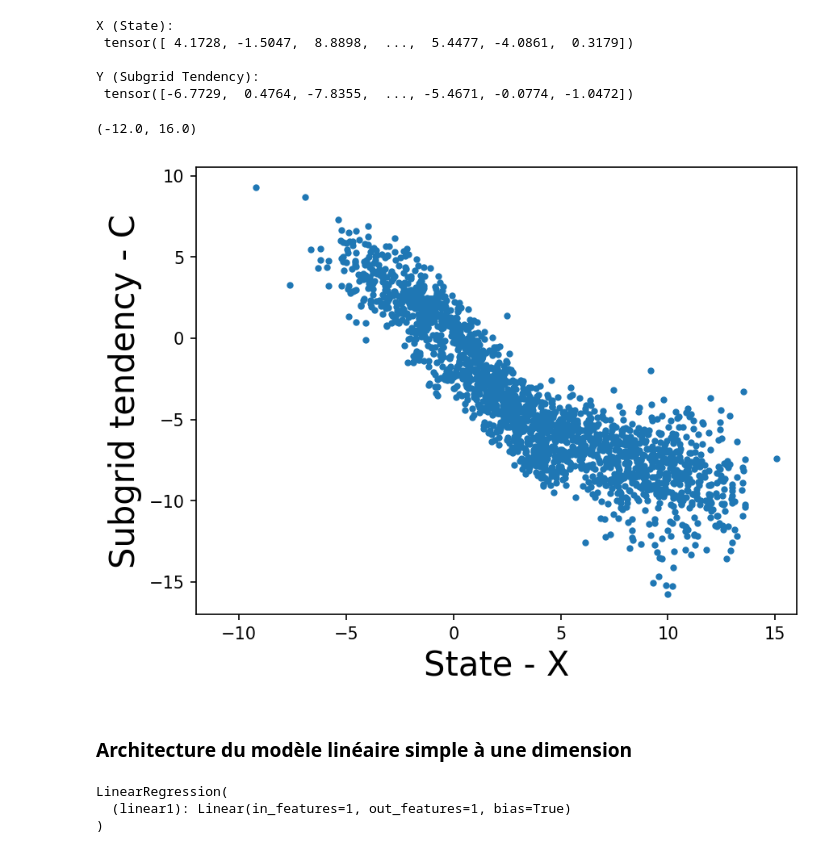
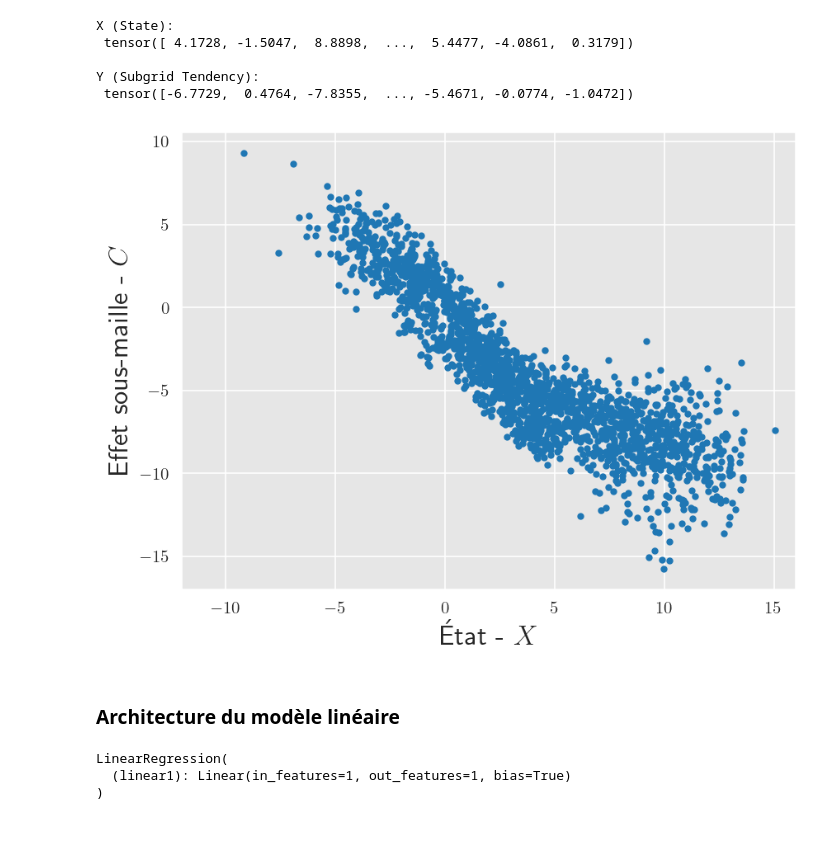
Before and after one commit to evecastonguay/laboratoire3, a Jupyter notebook: L96_Exp4_Training.ipynb, the cells around one changed output. Cells and saved outputs as stored; diff of their text form; code cells hidden in the pictures.

```diff
--- a/L96_Exp4_Training.ipynb
+++ b/L96_Exp4_Training.ipynb
@@ -14,6 +14,12 @@ from torch import nn, optim
 
 # Make sure you place L96_model in the same folder as the notebook!
 from L96_model import L96, RK2, RK4, EulerFwd, L96_eq1_xdot, integrate_L96_2t
+
+# Latex
+plt.rcParams["text.usetex"] = True
+
+# Seaborn
+import seaborn as sns
 # %%
 # Ensuring reproducibility
 np.random.seed(14)
@@ -69,27 +75,29 @@ local_loader_test = Data.DataLoader(
 # %%
 # Data visualization example (vizualization of the truth dataset)
 # Iterating over the data to get one batch
 data_iterator = iter(local_loader)
 X_iter, subgrid_tend_iter = next(data_iterator) # Rappel: subgrid_tend_iter is xy_true is C_k term
 
 print("X (State):\n", X_iter)
 print("\nY (Subgrid Tendency):\n", subgrid_tend_iter)
 
+sns.set_style("darkgrid", {"axes.facecolor": "0.9"})
 plt.figure(dpi=150)
 plt.plot(X_iter, subgrid_tend_iter, ".")
-plt.xlabel("State - X", fontsize=20)
-plt.ylabel("Subgrid tendency - C", fontsize=20)
+plt.xlabel(r"État - $X$", fontsize=16)
+plt.ylabel(r"Effet sous-maille - $C$", fontsize=16)
 plt.xlim([-12, 16])
+
+plt.savefig('/Users/evecastonguay/Desktop/Labo/E_04/Figures/viz_1.png',dpi=500)
 # %% [output]
 X (State):
  tensor([ 4.1728, -1.5047,  8.8898,  ...,  5.4477, -4.0861,  0.3179])
 
 Y (Subgrid Tendency):
  tensor([-6.7729,  0.4764, -7.8355,  ..., -5.4671, -0.0774, -1.0472])
-(-12.0, 16.0)
-[figure, old version]
+[figure, new version]
 # %% [markdown]
-### Architecture du modèle linéaire simple à une dimension
+### Architecture du modèle linéaire
 # %%
 # Simple regression model
 class LinearRegression(nn.Module): # LinearRegression hérite de nn.Module
```
Also changed, not shown: parts of 17 cells of this notebook.
